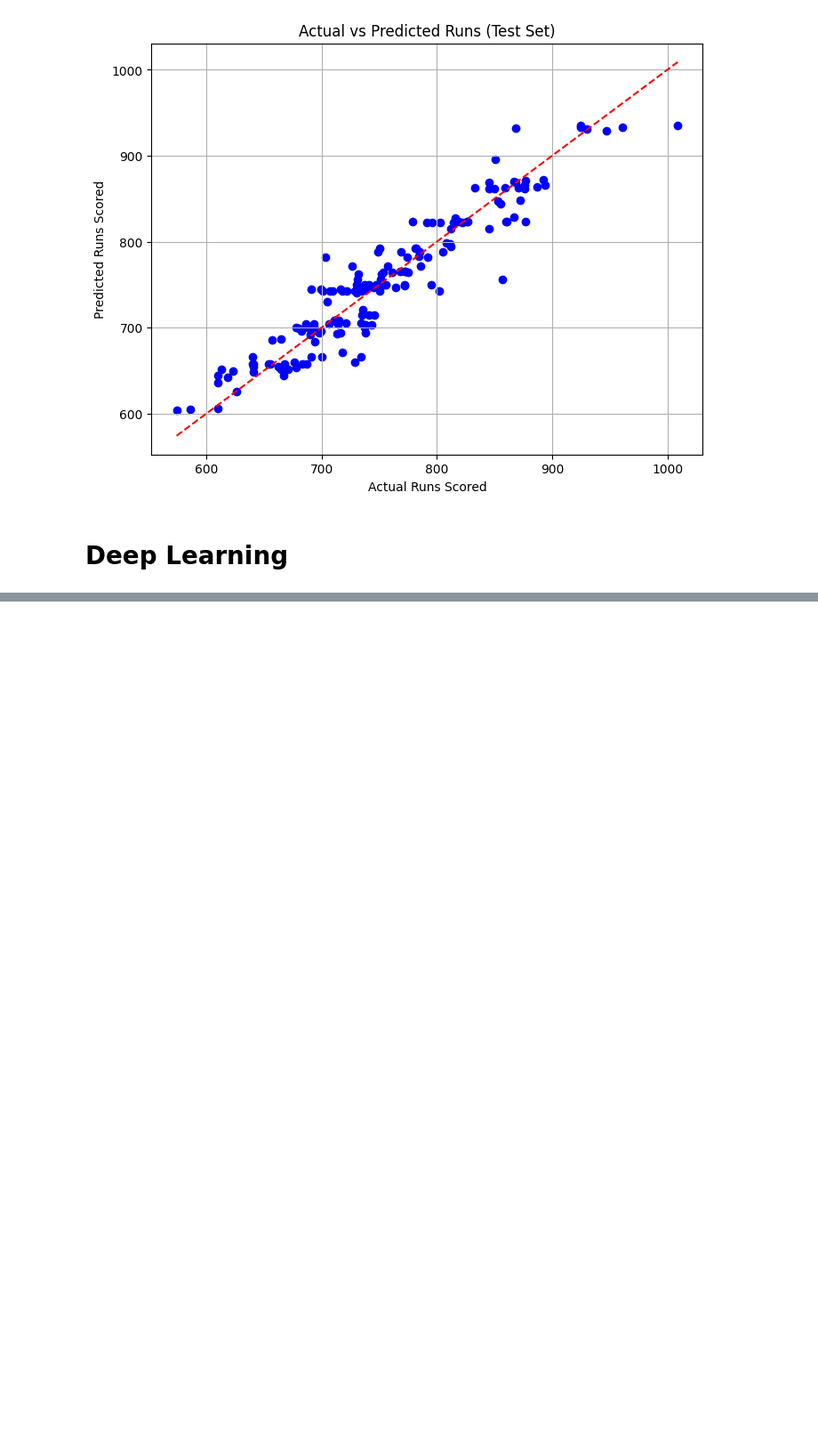
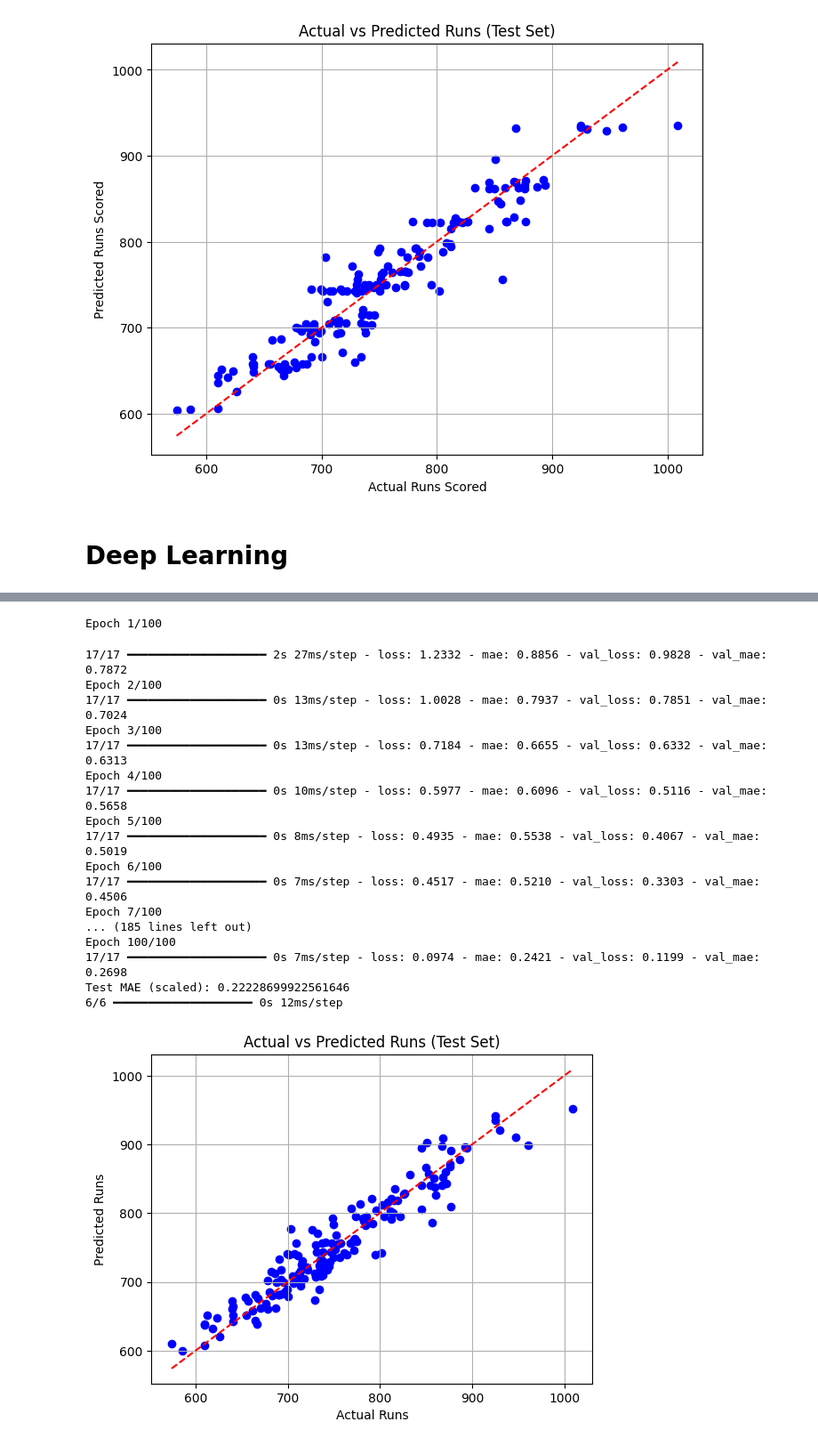
Before and after one commit to dstrick17/baseball, a Jupyter notebook: baseball.ipynb, the cells around one changed output, grey strips where cells are left out. Shown at 89% size. Drawn from its saved outputs; the diff is of its cells as text; code cells hidden in the pictures; blank space fills up the shorter version.

```diff
--- a/baseball.ipynb
+++ b/baseball.ipynb
@@ -471,0 +457,70 @@ WARNING:tensorflow:5 out of the last 13 calls to <function TensorFlowTrainer.mak
+# %%
+from tensorflow.keras.models import Sequential
+from tensorflow.keras.layers import Dense
+from sklearn.preprocessing import StandardScaler
+
+
+# Features and target
+features = ['HR', 'SO', 'BPA']
+X = team_stats[features].values
+y = team_stats['R'].values
+
+# Split and scale both X and y
+X_train, X_test, y_train, y_test = train_test_split(X, y, test_size=0.2, random_state=42)
+
+# Scale features and target
+scaler_X = StandardScaler()
+scaler_y = StandardScaler()
+X_train_scaled = scaler_X.fit_transform(X_train)
+X_test_scaled = scaler_X.transform(X_test)
+y_train_scaled = scaler_y.fit_transform(y_train.reshape(-1, 1)).ravel()
+y_test_scaled = scaler_y.transform(y_test.reshape(-1, 1)).ravel()
+
+# Build model
+model = Sequential()
+model.add(Dense(16, activation='relu', input_shape=(len(features),)))  # Hidden layer
+model.add(Dense(8, activation='relu'))  # Second hidden layer
+model.add(Dense(1))  # Output layer
+
+# Compile
+model.compile(optimizer='adam', loss='mse', metrics=['mae'])
+
+# Train (increase epochs)
+history = model.fit(X_train_scaled, y_train_scaled, epochs=100, batch_size=32, validation_split=0.2, verbose=1)
+
+# Evaluate on scaled data
+loss, mae_scaled = model.evaluate(X_test_scaled, y_test_scaled, verbose=0)
+print("Test MAE (scaled):", mae_scaled)
+
+# Predict and inverse transform to original scale
+predictions_scaled = model.predict(X_test_scaled)
+predictions = scaler_y.inverse_transform(predictions_scaled)
+
+# Plot
+plt.scatter(y_test, predictions, color='blue')
+plt.plot([y_test.min(), y_test.max()], [y_test.min(), y_test.max()], 'r--')
+plt.xlabel('Actual Runs')
+plt.ylabel('Predicted Runs')
+plt.title('Actual vs Predicted Runs (Test Set)')
+plt.grid(True)
+plt.show()
+# %% [output]
+Epoch 1/100
+17/17 ━━━━━━━━━━━━━━━━━━━━ 2s 27ms/step - loss: 1.2332 - mae: 0.8856 - val_loss: 0.9828 - val_mae: 0.7872
+Epoch 2/100
+17/17 ━━━━━━━━━━━━━━━━━━━━ 0s 13ms/step - loss: 1.0028 - mae: 0.7937 - val_loss: 0.7851 - val_mae: 0.7024
+Epoch 3/100
+17/17 ━━━━━━━━━━━━━━━━━━━━ 0s 13ms/step - loss: 0.7184 - mae: 0.6655 - val_loss: 0.6332 - val_mae: 0.6313
+Epoch 4/100
+17/17 ━━━━━━━━━━━━━━━━━━━━ 0s 10ms/step - loss: 0.5977 - mae: 0.6096 - val_loss: 0.5116 - val_mae: 0.5658
+Epoch 5/100
+17/17 ━━━━━━━━━━━━━━━━━━━━ 0s 8ms/step - loss: 0.4935 - mae: 0.5538 - val_loss: 0.4067 - val_mae: 0.5019
+Epoch 6/100
+17/17 ━━━━━━━━━━━━━━━━━━━━ 0s 7ms/step - loss: 0.4517 - mae: 0.5210 - val_loss: 0.3303 - val_mae: 0.4506
+Epoch 7/100
+... (185 lines left out)
+Epoch 100/100
+17/17 ━━━━━━━━━━━━━━━━━━━━ 0s 7ms/step - loss: 0.0974 - mae: 0.2421 - val_loss: 0.1199 - val_mae: 0.2698
+Test MAE (scaled): 0.22228699922561646
+6/6 ━━━━━━━━━━━━━━━━━━━━ 0s 12ms/step
+[figure, added]
```
Also changed, not shown: parts of 9 cells of this notebook.
